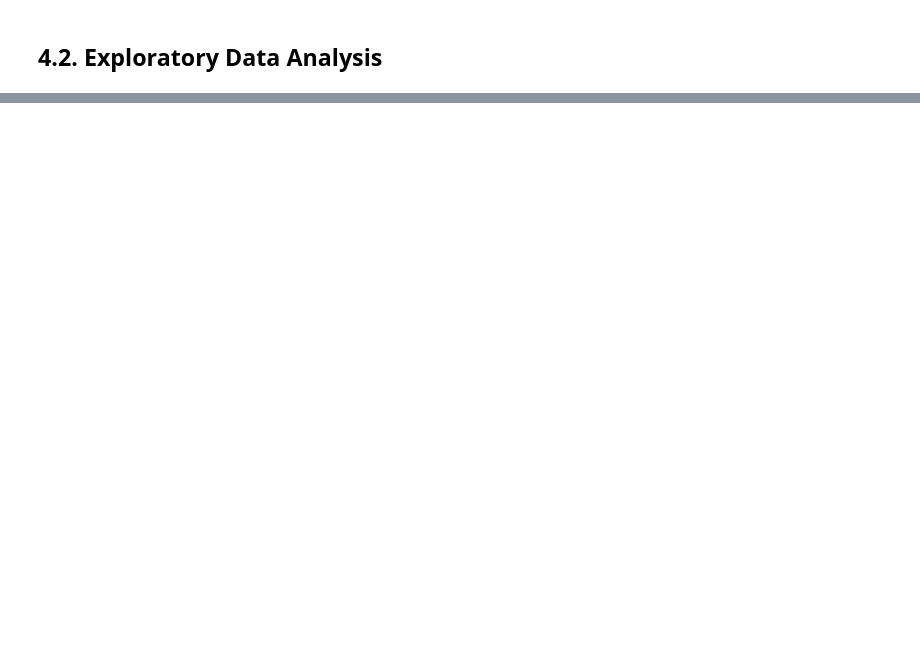
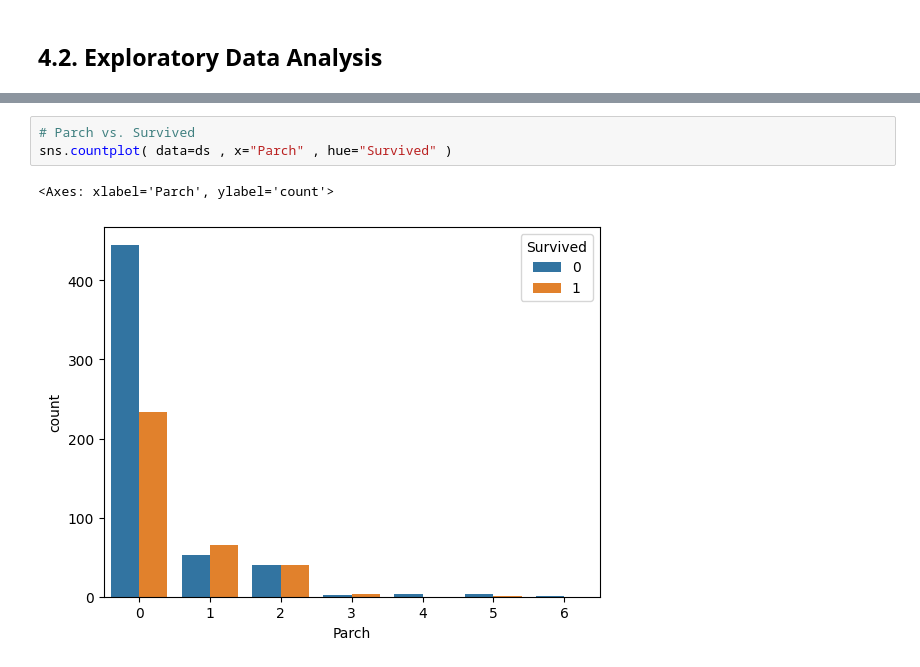
Before and after one commit to shubham0204/PICT_Coursework, a Jupyter notebook: assignment_04/main.ipynb, the cells around one changed output, grey strips where cells are left out. Drawn from its saved outputs; the diff is of its cells as text; blank space fills up the shorter version.

```diff
--- a/assignment_04/main.ipynb
+++ b/assignment_04/main.ipynb
@@ -144,0 +182,6 @@ sns.countplot( data=ds , x="Embarked" , hue="Survived" )
+# %%
+# Parch vs. Survived
+sns.countplot( data=ds , x="Parch" , hue="Survived" )
+# %% [output]
+<Axes: xlabel='Parch', ylabel='count'>
+[figure, added]
```
Also changed, not shown: parts of 16 cells of this notebook, 5 other files.
